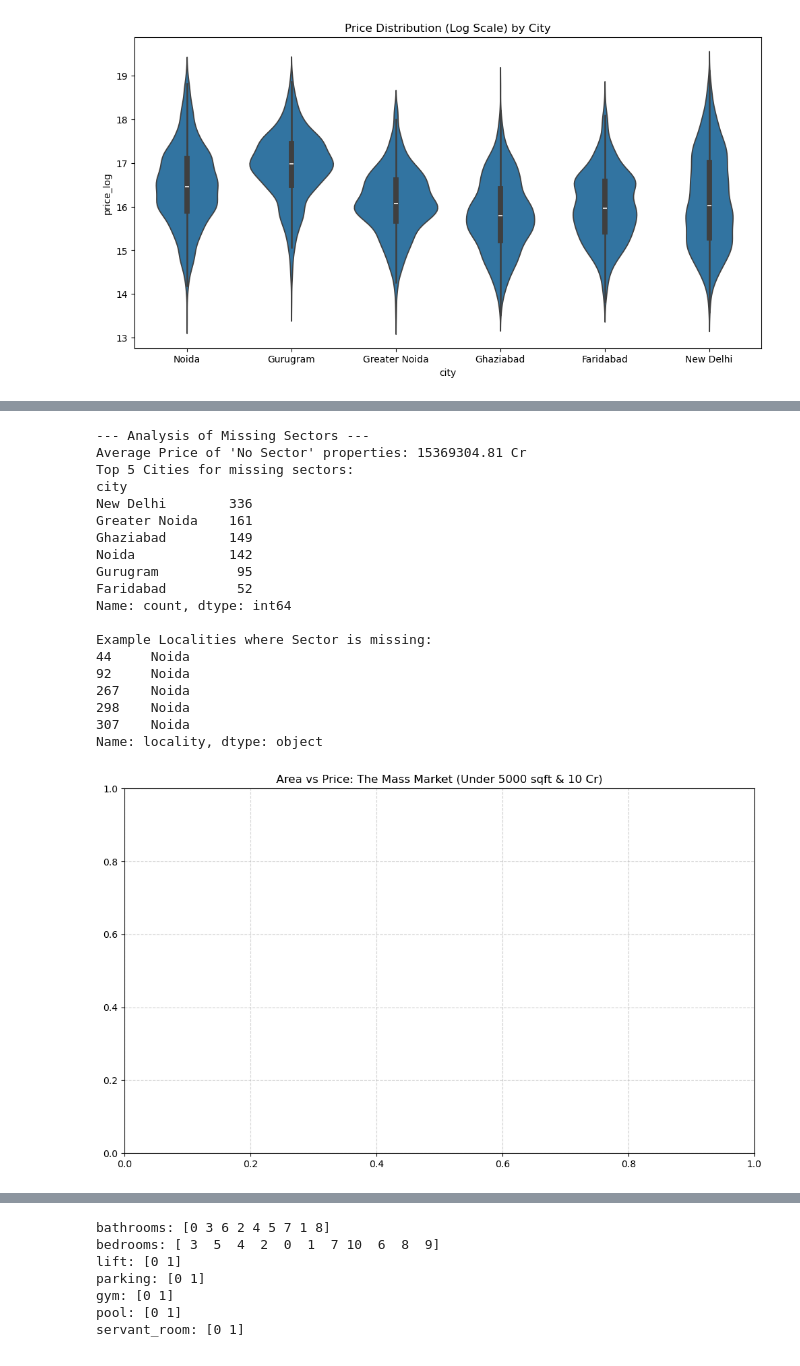
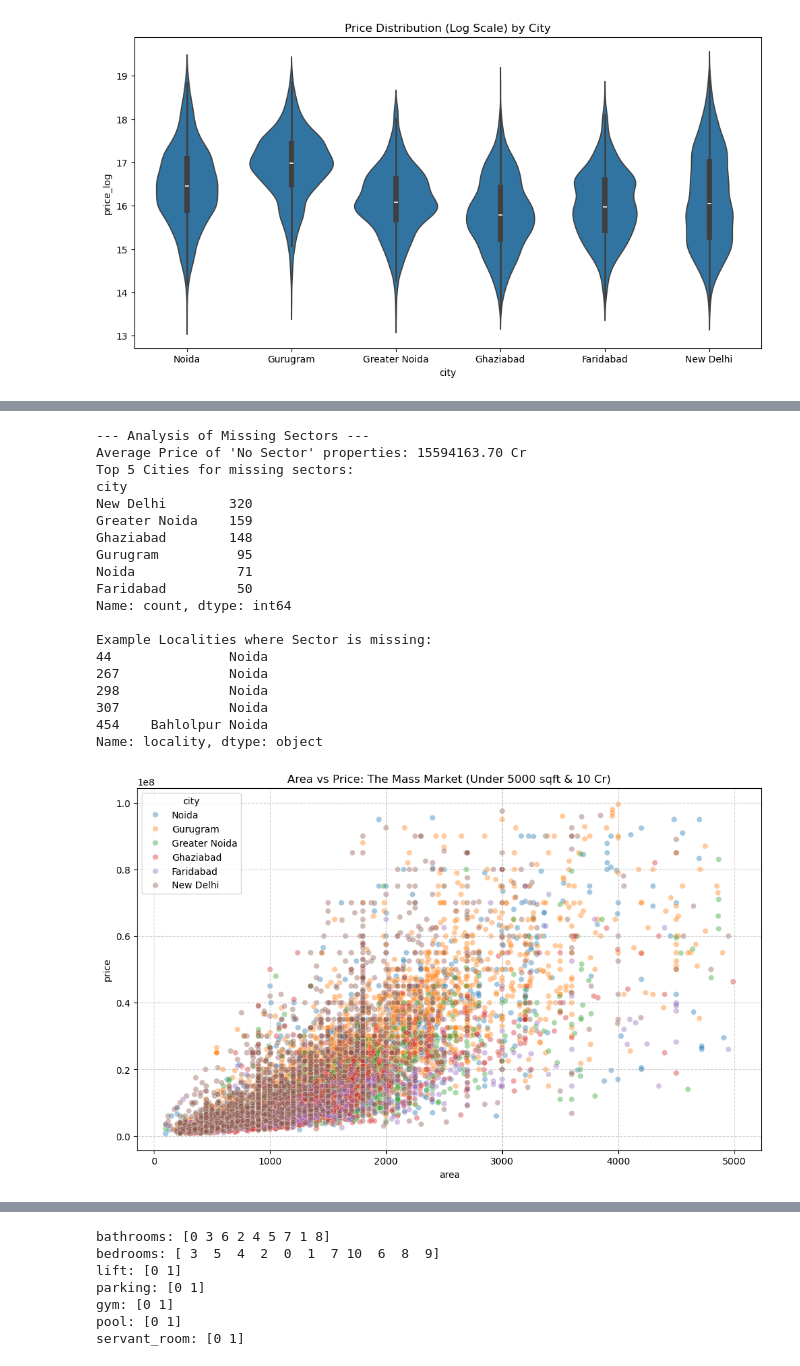
Before and after one commit to anixes/ncr_property_intelligence_system, a Jupyter notebook: notebooks/01_eda.ipynb, the cells around one changed output, grey strips where cells are left out. Saved outputs shown, nothing was run; the diff lists cells and outputs as text; code cells hidden in the pictures.

```diff
--- a/notebooks/01_eda.ipynb
+++ b/notebooks/01_eda.ipynb
@@ -310,7 +399,7 @@ pps                  0
 dtype: int64
 # %%
 # Create a dataframe of rows where sector is null
-missing_sector_df = df_unique[df_unique['sector'].isnull()]
+missing_sector_df = df[df['sector'].isnull()]
 
 print("--- Analysis of Missing Sectors ---")
 print(f"Average Price of 'No Sector' properties: {missing_sector_df['price'].mean():.2f} Cr")
@@ -320,32 +409,32 @@ print(f"Top 5 Cities for missing sectors:\n{missing_sector_df['city'].value_coun
 print(f"\nExample Localities where Sector is missing:\n{missing_sector_df['locality'].head()}")
 # %% [output]
 --- Analysis of Missing Sectors ---
-Average Price of 'No Sector' properties: 15369304.81 Cr
+Average Price of 'No Sector' properties: 15594163.70 Cr
 Top 5 Cities for missing sectors:
 city
-New Delhi        336
-Greater Noida    161
-Ghaziabad        149
-Noida            142
+New Delhi        320
+Greater Noida    159
+Ghaziabad        148
 Gurugram          95
-Faridabad         52
+Noida             71
+Faridabad         50
 Name: count, dtype: int64
 
 Example Localities where Sector is missing:
-44     Noida
-92     Noida
-267    Noida
-298    Noida
-307    Noida
+44               Noida
+267              Noida
+298              Noida
+307              Noida
+454    Bahlolpur Noida
 Name: locality, dtype: object
 # %%
 plt.figure(figsize=(12, 7))
 # We filter to < 5000 sqft and < 10 Cr to see the 'Normal' market clearly
-sns.scatterplot(data=df_unique[(df_unique['area'] < 5000) & (df_unique['price'] < 10)],
+sns.scatterplot(data=df[(df['area'] < 5000) & (df['price'] < 100000000 )],
                 x='area', y='price', hue='city', alpha=0.4)
 
 plt.title('Area vs Price: The Mass Market (Under 5000 sqft & 10 Cr)')
 plt.grid(True, linestyle='--', alpha=0.6)
 plt.show()
 # %% [output]
-[figure, old version]
+[figure, new version]
```
Also changed, not shown: parts of 43 cells of this notebook.
